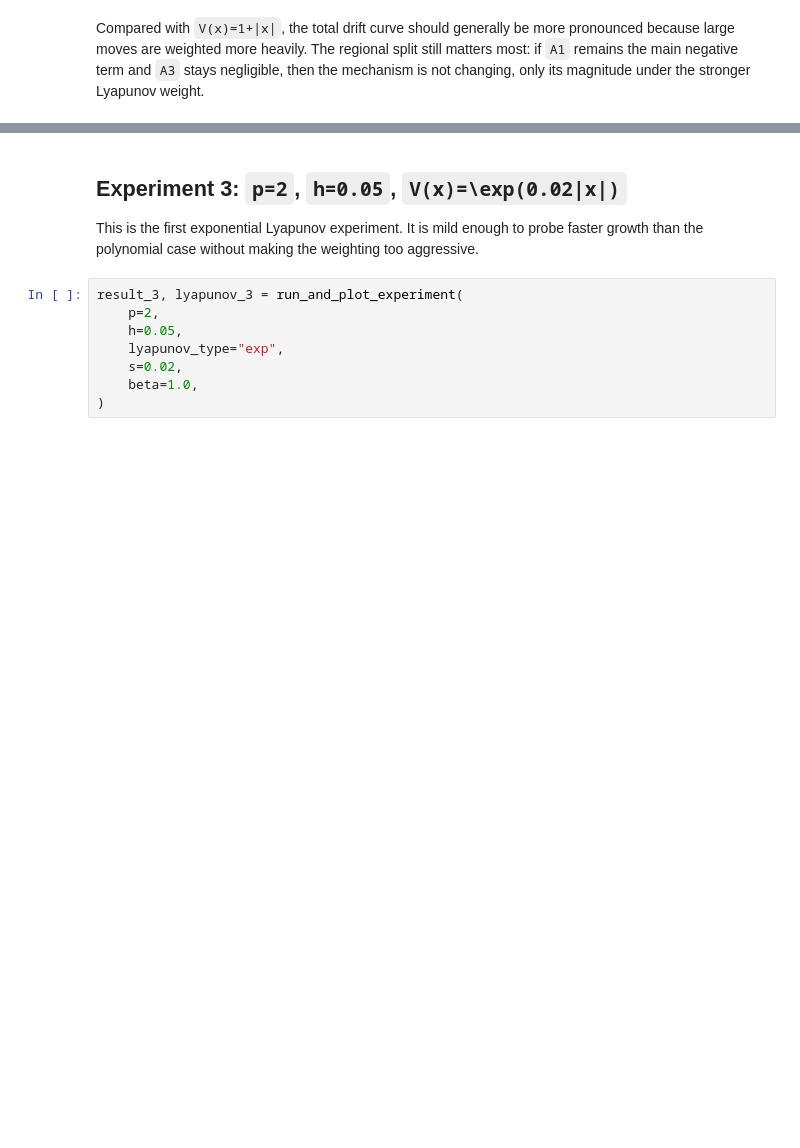
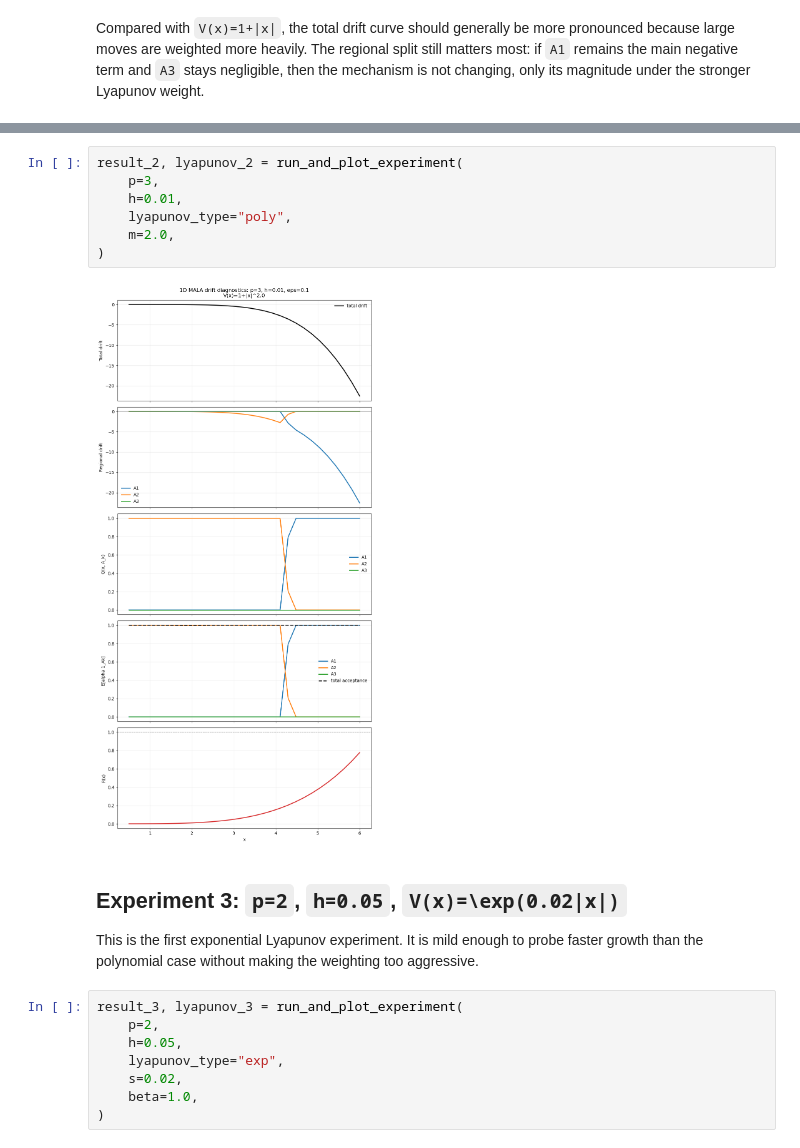
Before and after one commit to LeoScara00/MALA_light_tails, a Jupyter notebook: notebooks/01_drift_diagnostics.ipynb, the cells around one changed output, grey strips where cells are left out. Drawn from its saved outputs; the diff is of its cells as text; blank space fills up the shorter version.

```diff
--- a/notebooks/01_drift_diagnostics.ipynb
+++ b/notebooks/01_drift_diagnostics.ipynb
@@ -93,3 +124,12 @@ Compared with `V(x)=1+|x|`, the total drift curve should generally be more prono
+# %%
+result_2, lyapunov_2 = run_and_plot_experiment(
+    p=3,
+    h=0.01,
+    lyapunov_type="poly",
+    m=2.0,
+)
+# %% [output]
+[figure, added]
 # %% [markdown]
 ## Experiment 3: `p=2`, `h=0.05`, `V(x)=\exp(0.02|x|)`
 
```
Also changed, not shown: parts of 11 cells of this notebook, 1 other file.
